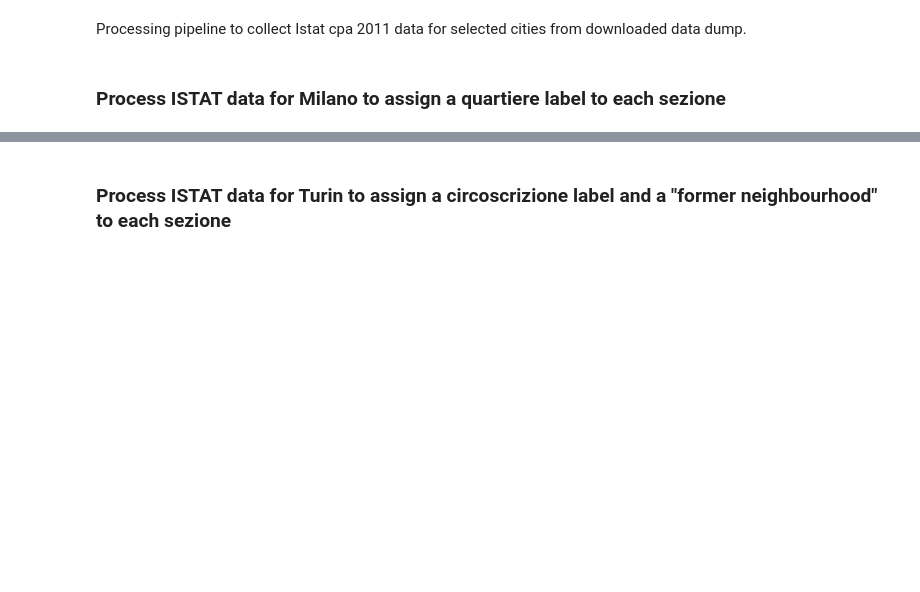
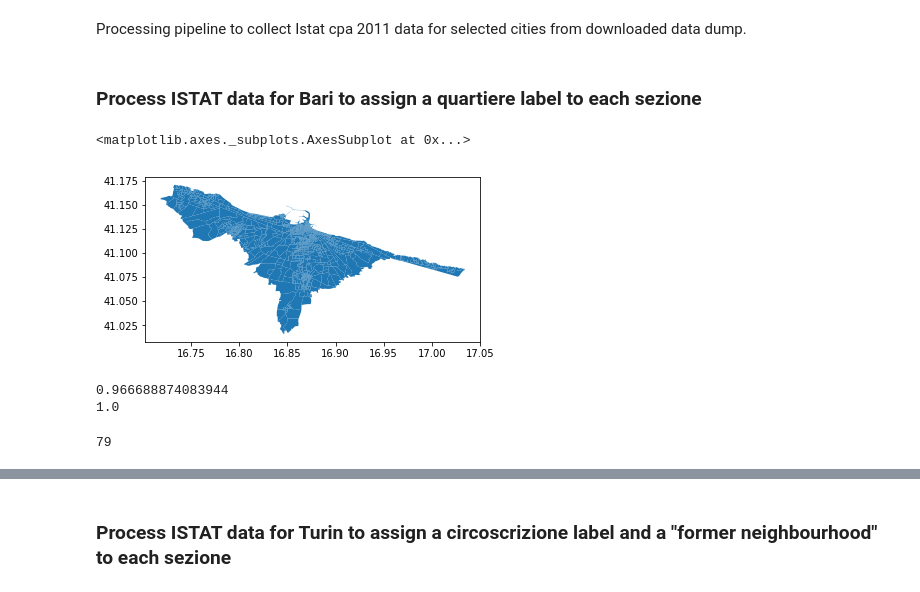
Before and after one commit to italia/daf-mappa-quartiere, a Jupyter notebook: notebooks/preprocessing/ISTATdata.ipynb, the cells around one changed output, grey strips where cells are left out. Cells and saved outputs as stored; diff of their text form; code cells hidden in the pictures; blank space fills up the shorter version.

Commit message:
processed section data for Bari

```diff
--- a/notebooks/preprocessing/ISTATdata.ipynb
+++ b/notebooks/preprocessing/ISTATdata.ipynb
@@ -39,19 +37,29 @@ for city, cityData in dataDict.items():
     pass
     #cityData.to_csv('../../data/processed/istat_cpa_2011/' + city + '_cpa_2011.csv', sep=';')
 # %% [markdown]
-### Process ISTAT data for Milano to assign a quartiere label to each sezione
+### Process ISTAT data for Bari to assign a quartiere label to each sezione
+# %%
+city_name = 'Bari'
+shapedatapuglia = gpd.read_file('../../data/raw/Bari_specific/reg_puglia_sez')
+shapedatapuglia = shapedatapuglia.to_crs({'init':'epsg:4326'})
+shapedatapuglia.PRO_COM = shapedatapuglia.PRO_COM.astype(int)
+# %%
+shape_sez_bari = shapedatapuglia[shapedatapuglia.PRO_COM == 72006].reset_index(drop=True)
+# %%
+shape_sez_bari.plot()
+# %% [output]
+<matplotlib.axes._subplots.AxesSubplot at 0x...>
+[figure, added]
 # %%
-# Join sez geofile for Milano - bespoke processing
-shapeDataMilano = gpd.read_file('../../data/raw/Milano_specific/Milano_sezioniShapefile')
+city_name = 'Bari'
+# These aren't exactly equal to 1, need to check mismatches in joining
+print(shape_sez_bari[sect_name_col].isin(data_dict[city_name].index).mean())
+print(data_dict[city_name].index.isin(shape_sez_bari[sect_name_col]).mean())
 
-# Convert to epsg 4326
-shapeDataMilano = shapeDataMilano.to_crs({'init':'epsg:4326'})
-
-# These aren't exactly equal to 1, need to check mismatches in joining
-print(shapeDataMilano[sezNameCol].isin(dataDict['Milano'].index).mean())
-print(dataDict['Milano'].index.isin(shapeDataMilano[sezNameCol]).mean())
-
-joinedData = pd.merge(shapeDataMilano, dataDict['Milano'], how='inner',
-                      right_index=True, left_on=common_cfg.sezioneColName)
+sezioni_data = pd.merge(shape_sez_bari, data_dict[city_name], how='inner',
+                      right_index=True, left_on=common_cfg.sezione_col_name)
 # Cast as int
-joinedData[sezNameCol] = joinedData[sezNameCol].astype(float)
+sezioni_data[sect_name_col] = sezioni_data[sect_name_col].astype(float)
+# %% [output]
+0.966688874083944
+1.0
@@ -83,0 +66,20 @@ joinedData[common_cfg.IdQuartiereColName] = joinedData[common_cfg.IdQuartiereCol
+# %%
+# append centroid value and use it to do the spatial join
+save_polygon = sezioni_data['geometry'].copy()
+sezioni_data['geometry'] = sezioni_data.geometry.centroid
+
+quartieri_data = gpd.read_file('../../data/raw/Bari_specific/Bari_quartieri.geojson')
+quartieri_data.rename({'id':common_cfg.id_quartiere_col_name,
+                       'nome': common_cfg.quartiere_desc_col_name},
+                        axis=1, inplace=True)
+
+joined_bari = gpd.sjoin(
+    sezioni_data, quartieri_data, how="left", op='within')
+
+# restore full geometry
+joined_bari['geometry'] = save_polygon
+
+# check missing values
+print(sum(joined_bari[common_cfg.id_quartiere_col_name].isnull()))
+# %% [output]
+79
```
Also changed, not shown: parts of 17 cells of this notebook, 3 other files.
